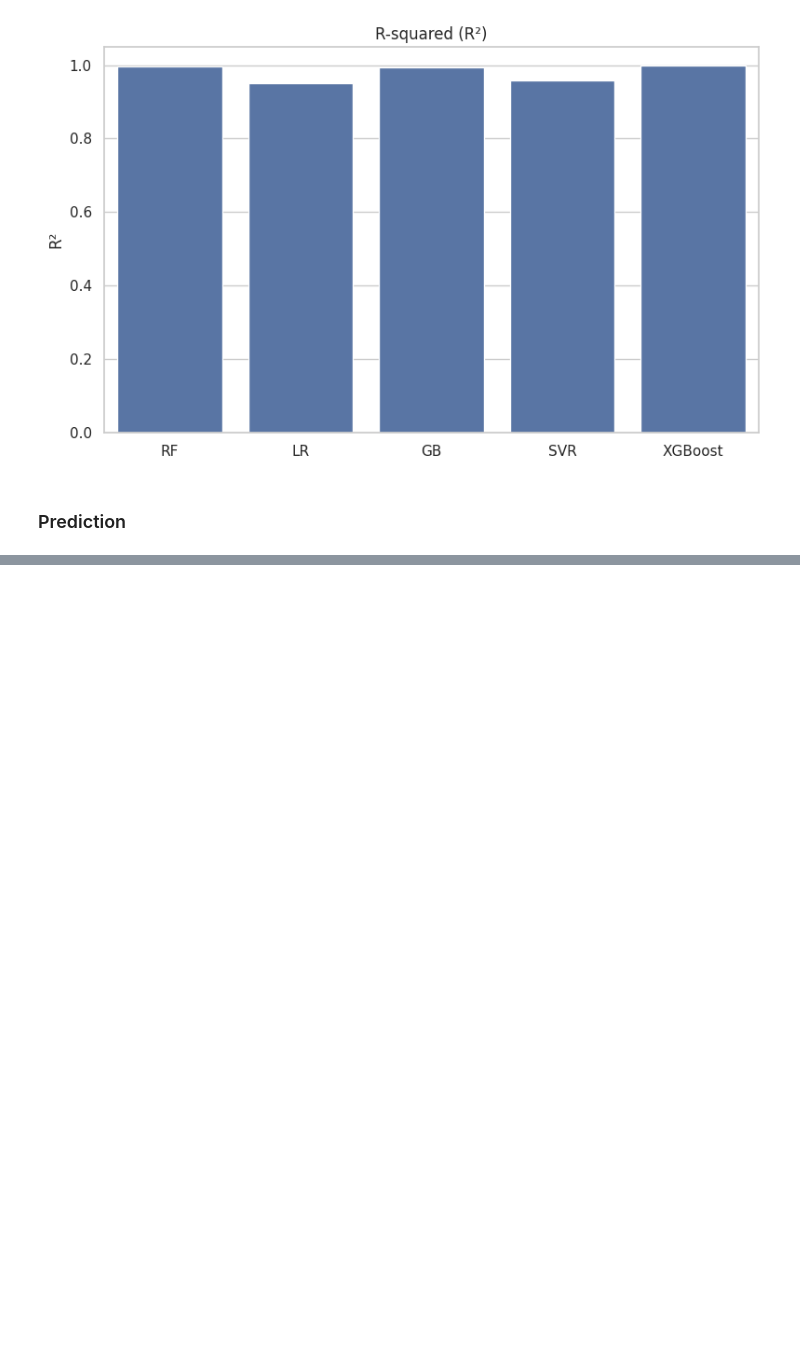
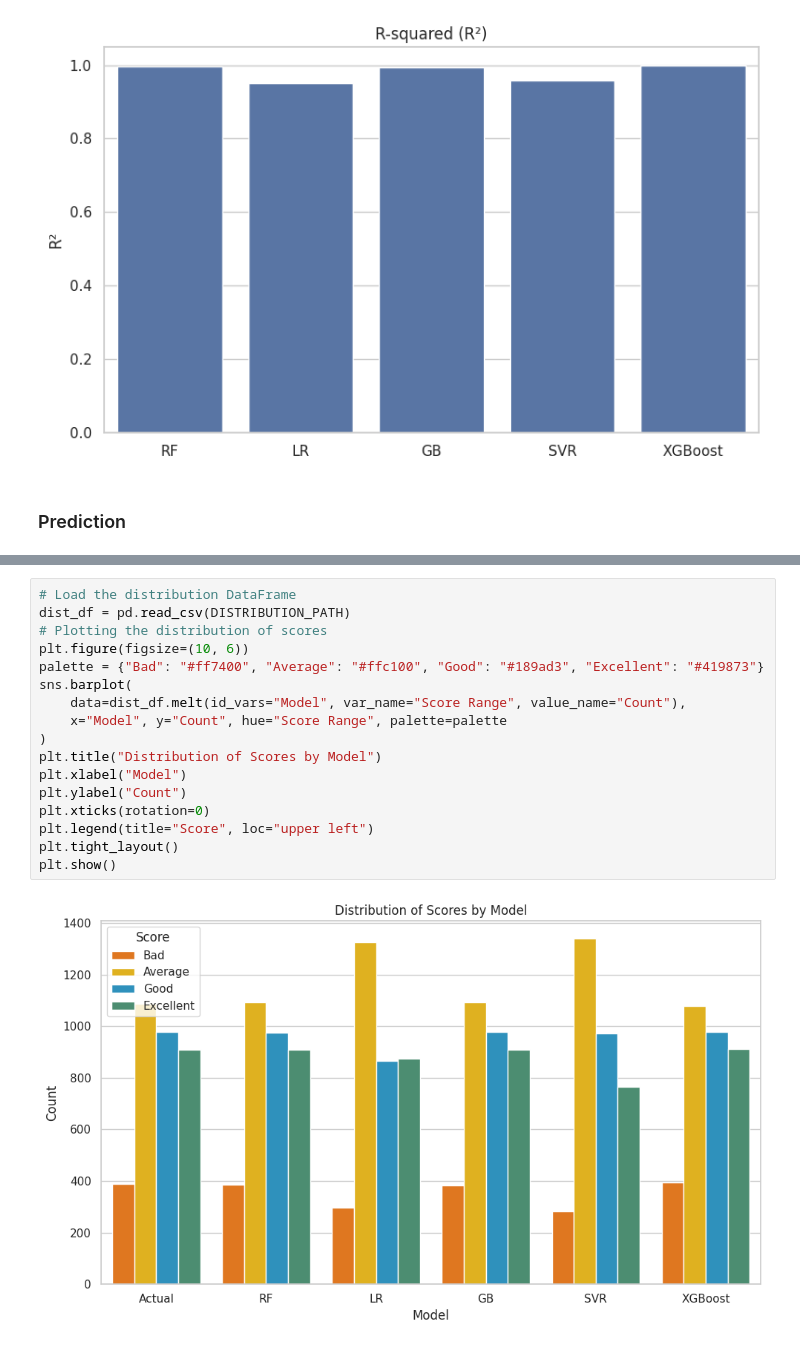
Before and after one commit to sandiedu/Paper-ICISS-2025, a Jupyter notebook: result.ipynb, the cells around one changed output, grey strips where cells are left out. Drawn from its saved outputs; the diff is of its cells as text; blank space fills up the shorter version.

```diff
--- a/result.ipynb
+++ b/result.ipynb
@@ -183,0 +294,19 @@ XGBoost  11.748959  32.064247  29.060083  27.126710
+# %%
+# Load the distribution DataFrame
+dist_df = pd.read_csv(DISTRIBUTION_PATH)
+# Plotting the distribution of scores
+plt.figure(figsize=(10, 6))
+palette = {"Bad": "#ff7400", "Average": "#ffc100", "Good": "#189ad3", "Excellent": "#419873"}
+sns.barplot(
+    data=dist_df.melt(id_vars="Model", var_name="Score Range", value_name="Count"),
+    x="Model", y="Count", hue="Score Range", palette=palette
+)
+plt.title("Distribution of Scores by Model")
+plt.xlabel("Model")
+plt.ylabel("Count")
+plt.xticks(rotation=0)
+plt.legend(title="Score", loc="upper left")
+plt.tight_layout()
+plt.show()
+# %% [output]
+[figure, added]
```
Also changed, not shown: parts of 6 cells of this notebook.
